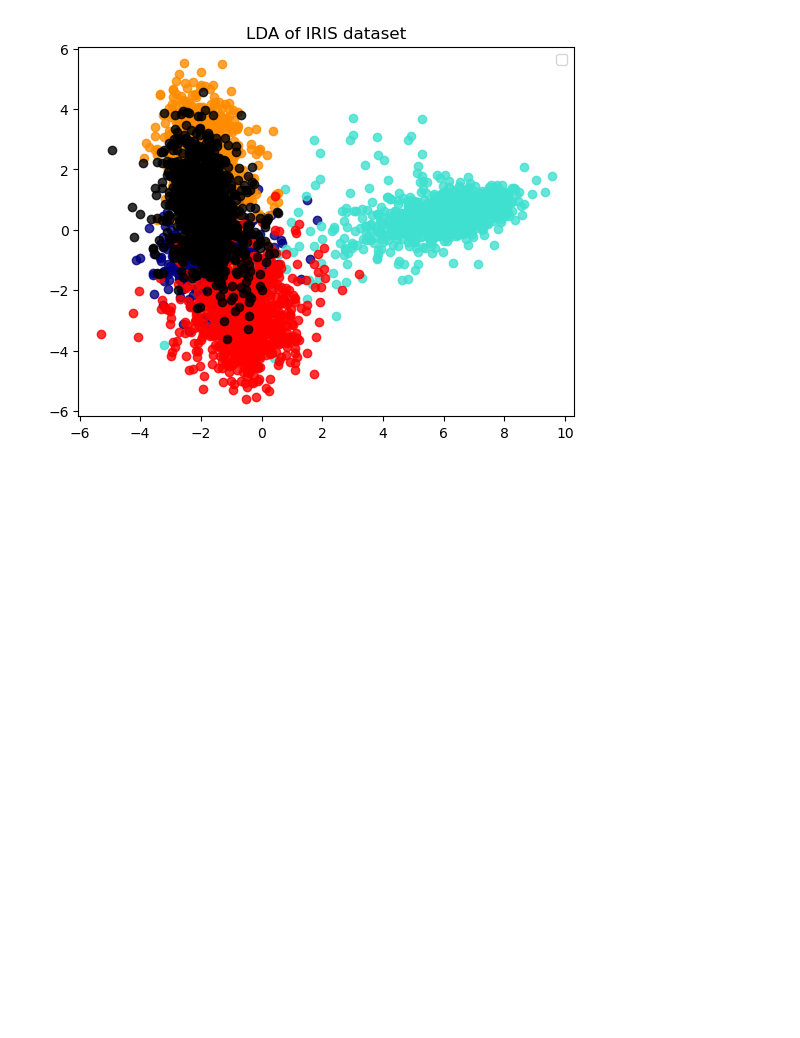
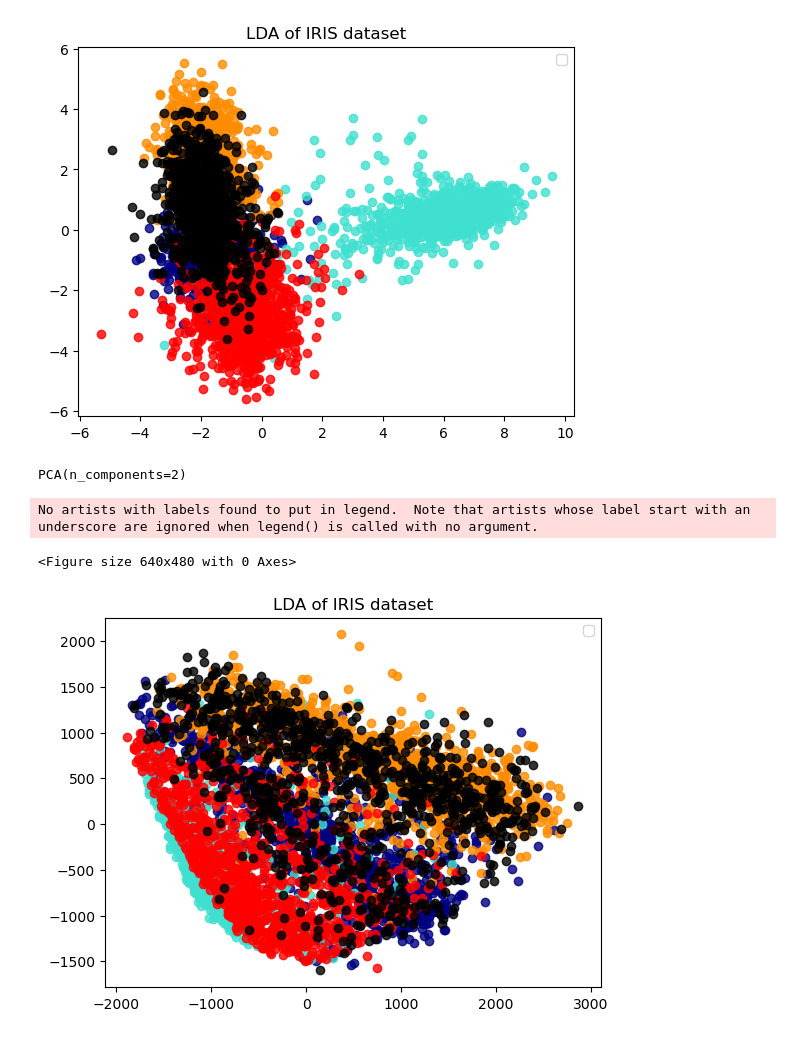
Before and after one commit to julielhagen/Clothing_classification-, a Jupyter notebook: julie.ipynb, the cells around one changed output. Cells and saved outputs as stored; diff of their text form; code cells hidden in the pictures; blank space fills up the shorter version.

```diff
--- a/julie.ipynb
+++ b/julie.ipynb
@@ -34,3 +35,29 @@ plt.show()
 No artists with labels found to put in legend.  Note that artists whose label start with an underscore are ignored when legend() is called with no argument.
 <Figure size 640x480 with 0 Axes>
 [figure]
+# %%
+pca = PCA(n_components=2)
+pca.fit(X_train)
+PCA(n_components=2)
+# %% [output]
+PCA(n_components=2)
+# %%
+pca_transformed_X_train= pca.fit_transform(X_train, y=None)
+# %%
+plt.figure()
+colors = ["navy", "turquoise", "darkorange", 'red', 'black', 'green']
+
+lw = 2
+plt.figure()
+for color, i in zip(colors, [0, 1, 2, 3, 4]):
+    plt.scatter(
+        pca_transformed_X_train[y_train == i, 0], pca_transformed_X_train[y_train == i, 1], alpha=0.8, color=color
+    )
+plt.legend(loc="best", shadow=False, scatterpoints=1)
+plt.title("LDA of IRIS dataset")
+
+plt.show()
+# %% [output]
+No artists with labels found to put in legend.  Note that artists whose label start with an underscore are ignored when legend() is called with no argument.
+<Figure size 640x480 with 0 Axes>
+[figure, added]
```
Also changed, not shown: parts of 2 cells of this notebook.
